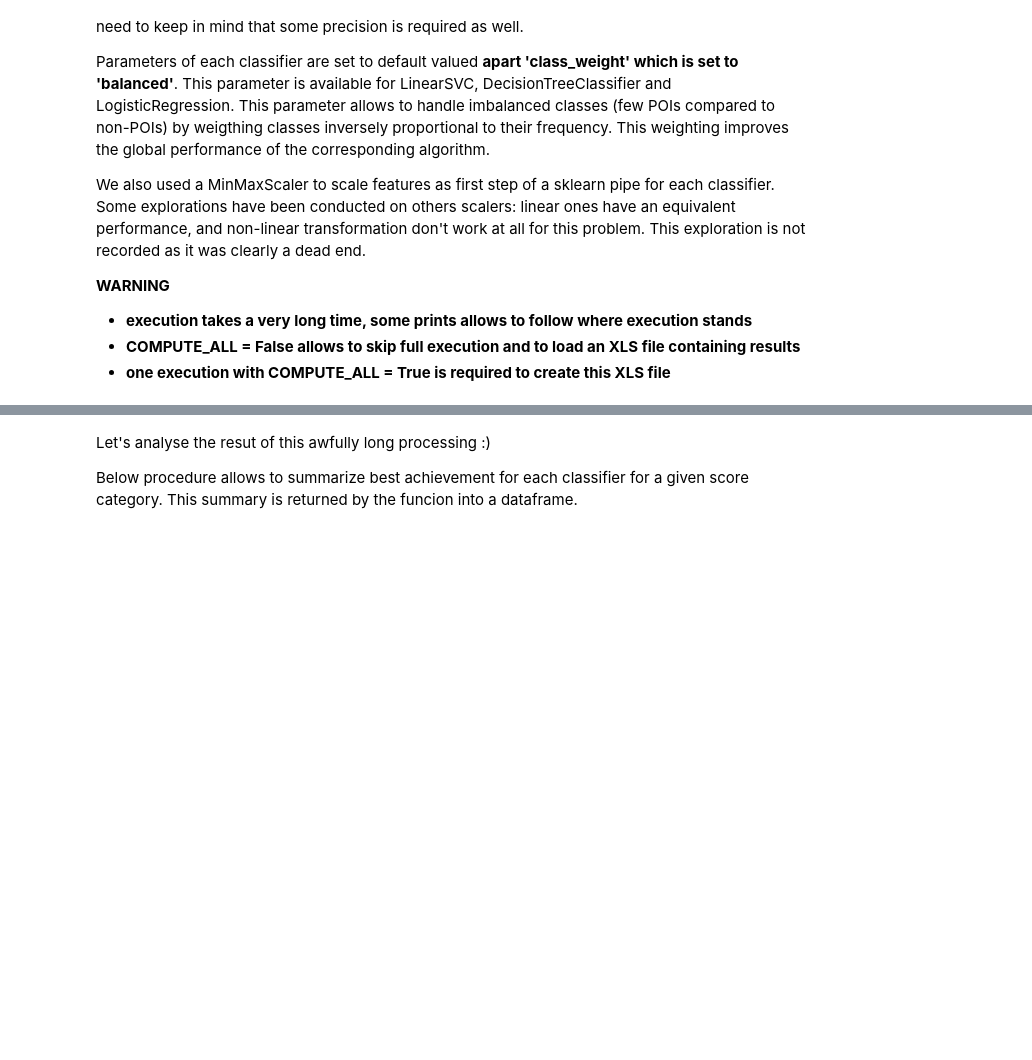
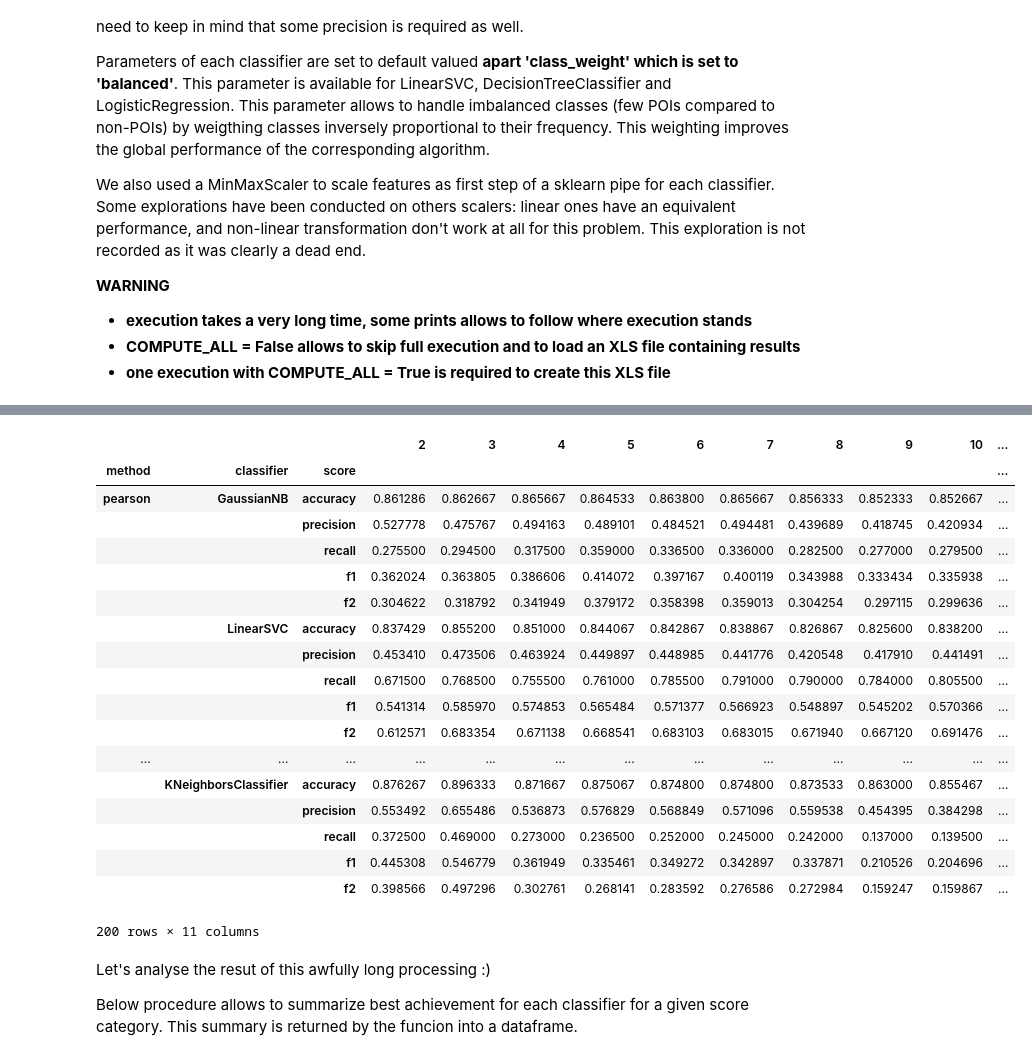
Before and after one commit to vincentteuliere/enron_fraud, a Jupyter notebook: final_project/explore.ipynb, the cells around one changed output, grey strips where cells are left out. Cells and saved outputs as stored; diff of their text form; code cells hidden in the pictures; blank space fills up the shorter version.

```diff
--- a/final_project/explore.ipynb
+++ b/final_project/explore.ipynb
@@ -915,6 +915,28 @@ pearson
          KNeighborsClassifier
          2 0.44530783024506876 shared_receipt_with_poi
          3 0.5467793646167298 bonus_ratio
+# %%
+df_all_results.transpose()
+# %% [output]
+|  |  |  | 2 | 3 | 4 | 5 | 6 | 7 | 8 | 9 | 10 | ... |
+| method | classifier | score |  |  |  |  |  |  |  |  |  | ... |
+| pearson | GaussianNB | accuracy | 0.861286 | 0.862667 | 0.865667 | 0.864533 | 0.863800 | 0.865667 | 0.856333 | 0.852333 | 0.852667 | ... |
+|  |  | precision | 0.527778 | 0.475767 | 0.494163 | 0.489101 | 0.484521 | 0.494481 | 0.439689 | 0.418745 | 0.420934 | ... |
+|  |  | recall | 0.275500 | 0.294500 | 0.317500 | 0.359000 | 0.336500 | 0.336000 | 0.282500 | 0.277000 | 0.279500 | ... |
+|  |  | f1 | 0.362024 | 0.363805 | 0.386606 | 0.414072 | 0.397167 | 0.400119 | 0.343988 | 0.333434 | 0.335938 | ... |
+|  |  | f2 | 0.304622 | 0.318792 | 0.341949 | 0.379172 | 0.358398 | 0.359013 | 0.304254 | 0.297115 | 0.299636 | ... |
+|  | LinearSVC | accuracy | 0.837429 | 0.855200 | 0.851000 | 0.844067 | 0.842867 | 0.838867 | 0.826867 | 0.825600 | 0.838200 | ... |
+|  |  | precision | 0.453410 | 0.473506 | 0.463924 | 0.449897 | 0.448985 | 0.441776 | 0.420548 | 0.417910 | 0.441491 | ... |
+|  |  | recall | 0.671500 | 0.768500 | 0.755500 | 0.761000 | 0.785500 | 0.791000 | 0.790000 | 0.784000 | 0.805500 | ... |
+|  |  | f1 | 0.541314 | 0.585970 | 0.574853 | 0.565484 | 0.571377 | 0.566923 | 0.548897 | 0.545202 | 0.570366 | ... |
+|  |  | f2 | 0.612571 | 0.683354 | 0.671138 | 0.668541 | 0.683103 | 0.683015 | 0.671940 | 0.667120 | 0.691476 | ... |
+| ... | ... | ... | ... | ... | ... | ... | ... | ... | ... | ... | ... | ... |
+|  | KNeighborsClassifier | accuracy | 0.876267 | 0.896333 | 0.871667 | 0.875067 | 0.874800 | 0.874800 | 0.873533 | 0.863000 | 0.855467 | ... |
+|  |  | precision | 0.553492 | 0.655486 | 0.536873 | 0.576829 | 0.568849 | 0.571096 | 0.559538 | 0.454395 | 0.384298 | ... |
+|  |  | recall | 0.372500 | 0.469000 | 0.273000 | 0.236500 | 0.252000 | 0.245000 | 0.242000 | 0.137000 | 0.139500 | ... |
+|  |  | f1 | 0.445308 | 0.546779 | 0.361949 | 0.335461 | 0.349272 | 0.342897 | 0.337871 | 0.210526 | 0.204696 | ... |
+|  |  | f2 | 0.398566 | 0.497296 | 0.302761 | 0.268141 | 0.283592 | 0.276586 | 0.272984 | 0.159247 | 0.159867 | ... |
+200 rows × 11 columns
 # %%
 # save result as XLS file
 if COMPUTE_ALL:
```
Also changed, not shown: parts of 16 cells of this notebook, 3 other files.
